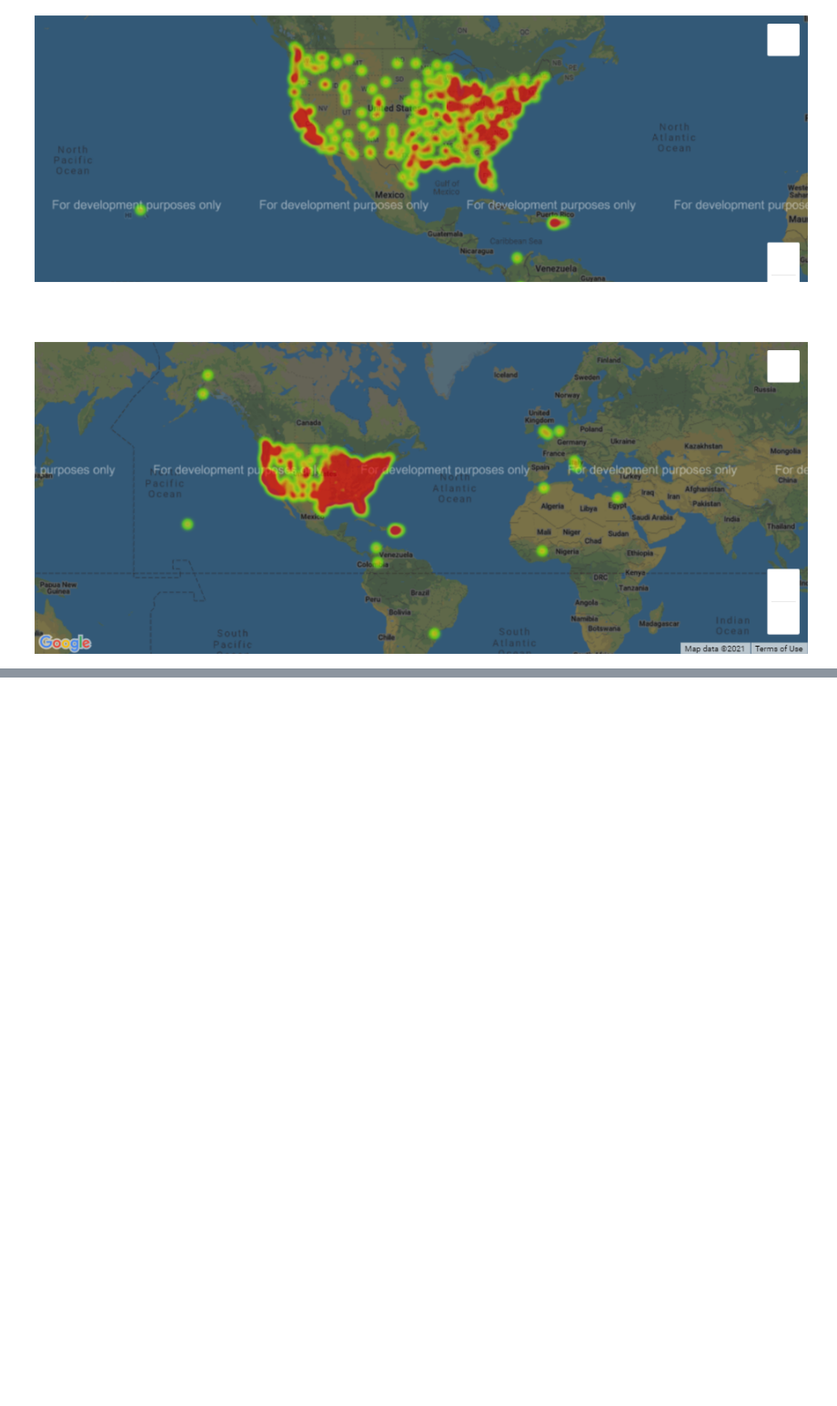
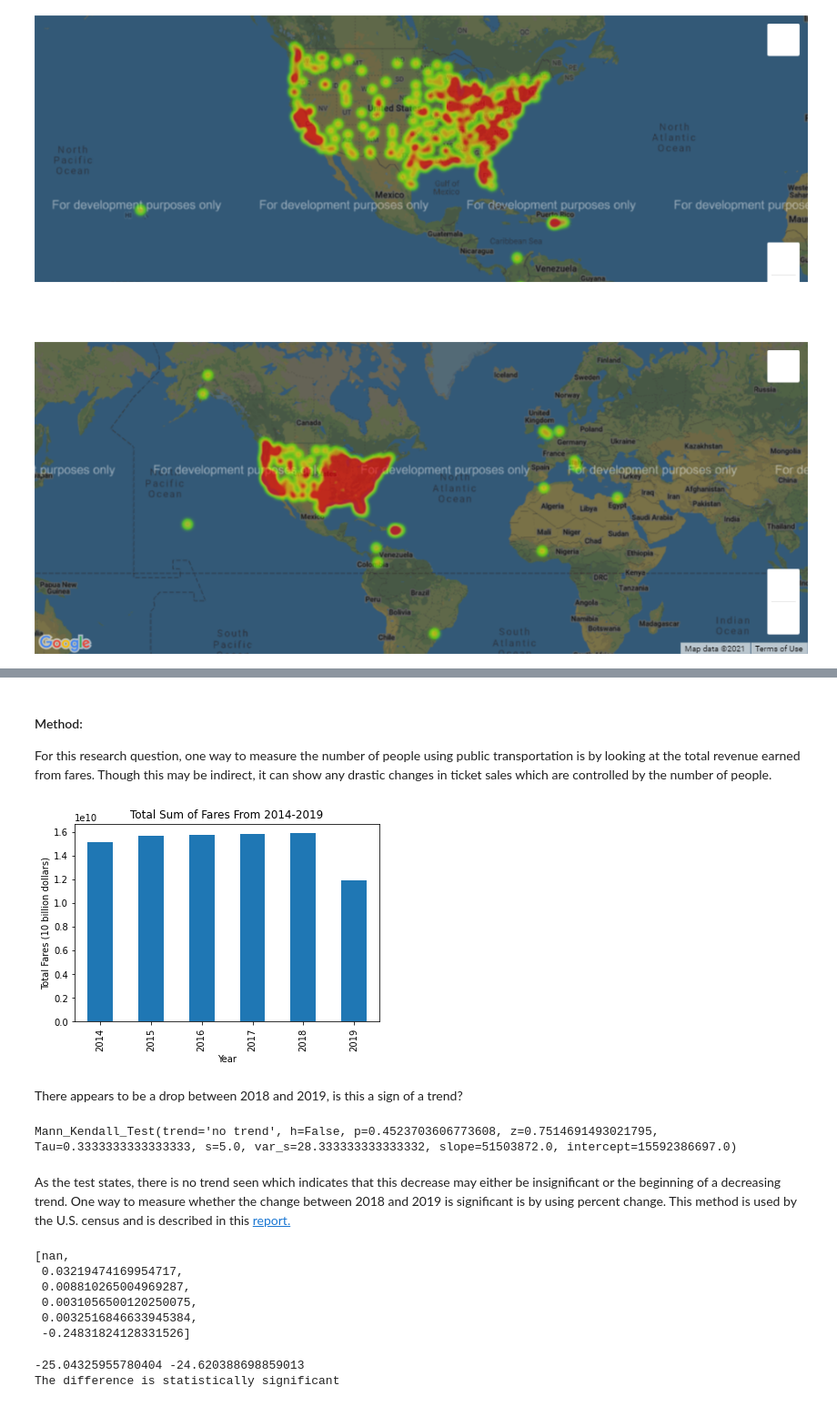
Before and after one commit to ManasviMalepati/FinalCISC367, a Jupyter notebook: final-PublicTransportation.ipynb, the cells around one changed output, grey strips where cells are left out. Shown: that part at 91% size. Drawn from its saved outputs; the diff is of its cells as text; code cells hidden in the pictures; blank space fills up the shorter version.

```diff
--- a/final-PublicTransportation.ipynb
+++ b/final-PublicTransportation.ipynb
@@ -53,7 +54,7 @@ import math
 from IPython import display
 # %%
 #import dataset
-df = pd.read_csv('Transit_System_Time_Series.csv',low_memory = False)
+df = pd.read_csv('data/Transit_System_Time_Series.csv',low_memory = False)
 df.tail()
 # %% [output]
 |  | 5 digit NTD ID | 4 digit NTD ID | Agency | Reporter Type | Subrecipient Type | Organization Type | ... |
@@ -104,0 +124,53 @@ display.Image("worldMap.png")
+# %% [markdown]
+#### Method:
+
+For this research question, one way to measure the number of people using public transportation is by looking at the total revenue earned from fares. Though this may be indirect, it can show any drastic changes in ticket sales which are controlled by the number of people.
+# %%
+#Amount of money gained from fares (can be an indirect method of measuring people)
+df.groupby(df['Year'])['Total of Fares'].sum().plot(kind='bar')
+plt.ylabel("Total Fares (10 billion dollars)")
+plt.title("Total Sum of Fares From 2014-2019")
+plt.show()
+# %% [output]
+[figure, added]
+# %% [markdown]
+There appears to be a drop between 2018 and 2019, is this a sign of a trend?
+# %%
+# trend analysis
+faredf = pd.DataFrame(df.groupby(df['Year'])['Total of Fares'].sum())
+faretrend = mk.original_test(faredf['Total of Fares'])
+print(faretrend)
+# %% [output]
+Mann_Kendall_Test(trend='no trend', h=False, p=0.4523703606773608, z=0.7514691493021795, Tau=0.3333333333333333, s=5.0, var_s=28.333333333333332, slope=51503872.0, intercept=15592386697.0)
+# %% [markdown]
+As the test states, there is no trend seen which indicates that this decrease may either be insignificant or the beginning of a decreasing trend. One way to measure whether the change between 2018 and 2019 is significant is by using percent change. This method is used by the U.S. census and is described in this [report.](https://www2.census.gov/programs-surveys/acs/tech_docs/accuracy/percchg.pdf)
+# %%
+#Calculate percent change
+percentchange = pd.DataFrame(faredf['Total of Fares'].pct_change())
+p = percentchange['Total of Fares'].tolist()
+p
+# %% [output]
+[nan,
+ 0.03219474169954717,
+ 0.008810265004969287,
+ 0.0031056500120250075,
+ 0.0032516846633945384,
+ -0.24831824128331526]
+# %%
+#Calculate standard error for dataframe
+stderrordf = pd.DataFrame(df.groupby(df['Year'])['Total of Fares'].sem())
+s = stderrordf['Total of Fares'].tolist()
+f = faredf['Total of Fares'].tolist()
+multipliers = 100*abs(f[5]/f[4])
+root = math.sqrt(s[5]**2/f[5]**2 + s[4]**2/f[4]**2)
+psterror = multipliers*root
+lowerb = p[5]*100 - 1.65*psterror
+upperb = p[5]*100 + 1.65*psterror
+print(lowerb, upperb)
+#Note from report: If both the lower bound and upper bound have the same sign (that is both are positive or both are negative),
+#then the percent change is statistically significant.
+if((lowerb<0 and upperb<0)):
+    print("The difference is statistically significant")
+# %% [output]
+-25.04325955780404 -24.620388698859013
+The difference is statistically significant
```
Also changed, not shown: parts of 16 cells of this notebook, 1 other file.
